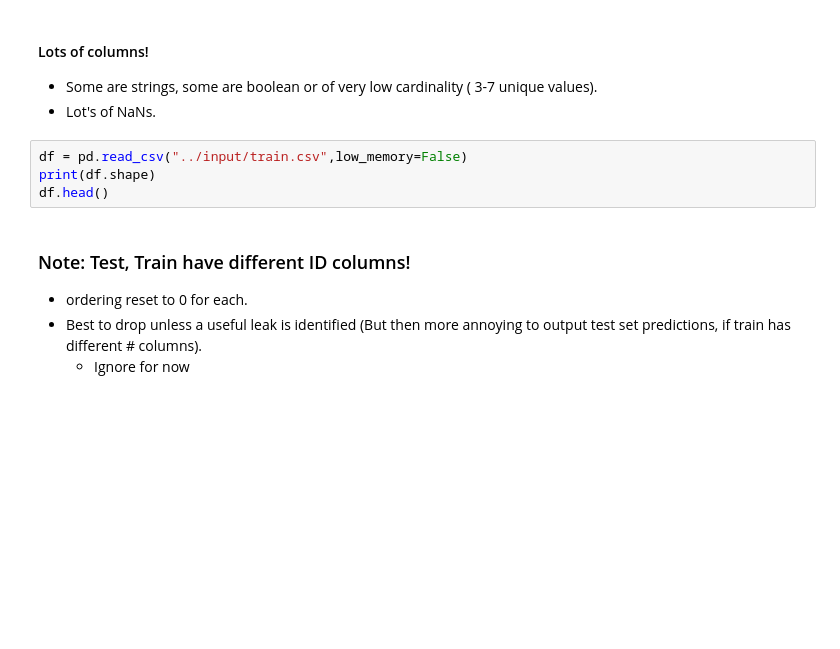
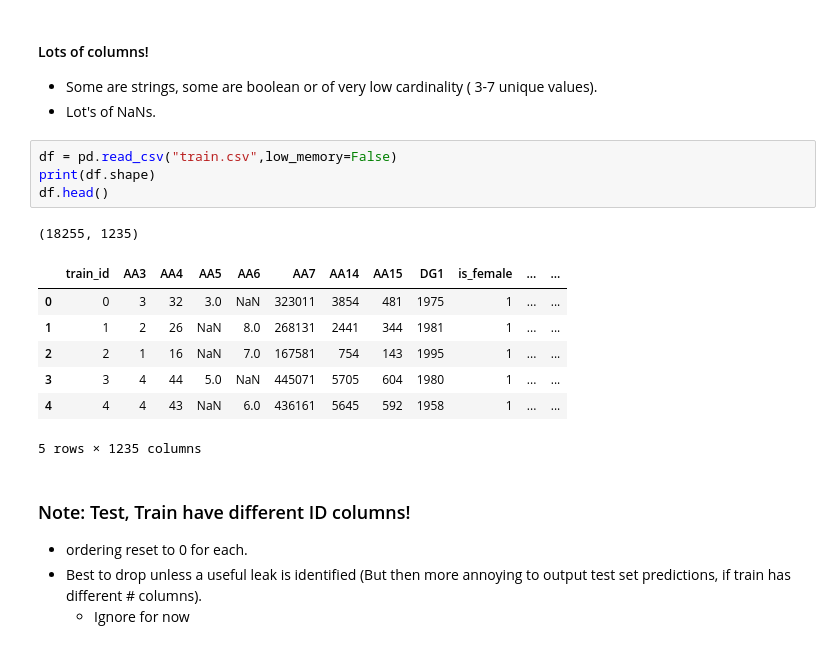
Before and after one commit to NachoAG76/WiDS, a Jupyter notebook: example.ipynb, the cells around one changed output. Cells and saved outputs as stored; diff of their text form; blank space fills up the shorter version.

```diff
--- a/example.ipynb
+++ b/example.ipynb
@@ -26,9 +24,18 @@ ModuleNotFoundError: No module named 'catboost'
 * Some are strings, some are boolean or of very low cardinality ( 3-7 unique values).
 * Lot's of NaNs.
 # %%
-df = pd.read_csv("../input/train.csv",low_memory=False)
+df = pd.read_csv("train.csv",low_memory=False)
 print(df.shape)
 df.head()
+# %% [output]
+(18255, 1235)
+|  | train_id | AA3 | AA4 | AA5 | AA6 | AA7 | AA14 | AA15 | DG1 | is_female | ... | ... |
+| 0 | 0 | 3 | 32 | 3.0 | NaN | 323011 | 3854 | 481 | 1975 | 1 | ... | ... |
+| 1 | 1 | 2 | 26 | NaN | 8.0 | 268131 | 2441 | 344 | 1981 | 1 | ... | ... |
+| 2 | 2 | 1 | 16 | NaN | 7.0 | 167581 | 754 | 143 | 1995 | 1 | ... | ... |
+| 3 | 3 | 4 | 44 | 5.0 | NaN | 445071 | 5705 | 604 | 1980 | 1 | ... | ... |
+| 4 | 4 | 4 | 43 | NaN | 6.0 | 436161 | 5645 | 592 | 1958 | 1 | ... | ... |
+5 rows × 1235 columns
 # %% [markdown]
 ### Note: Test, Train have different ID columns!
 * ordering reset to 0 for each.
```
Also changed, not shown: parts of 15 cells of this notebook, 9 other files.
